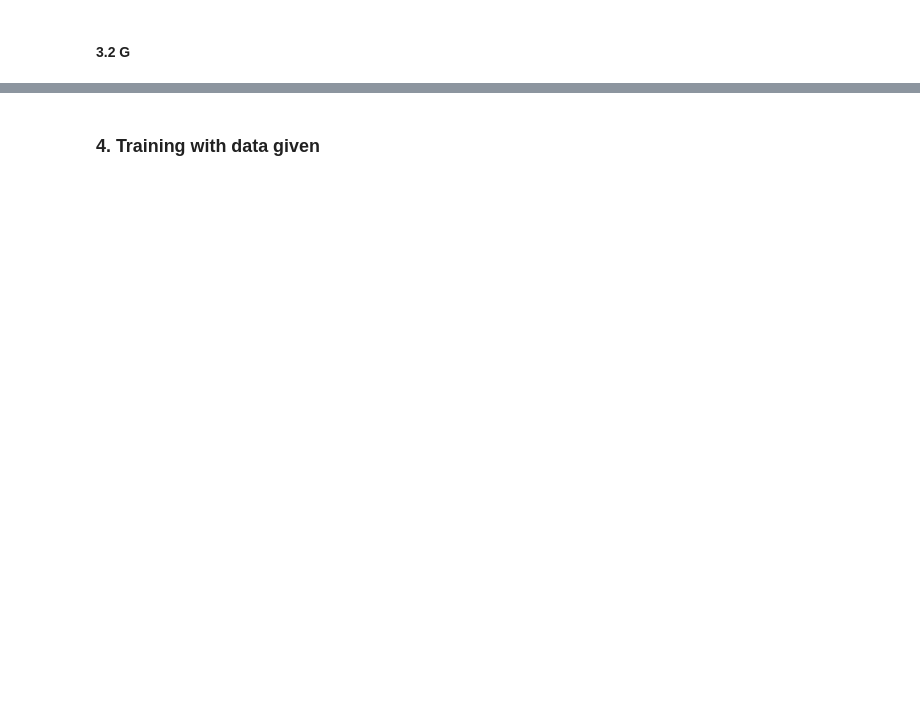
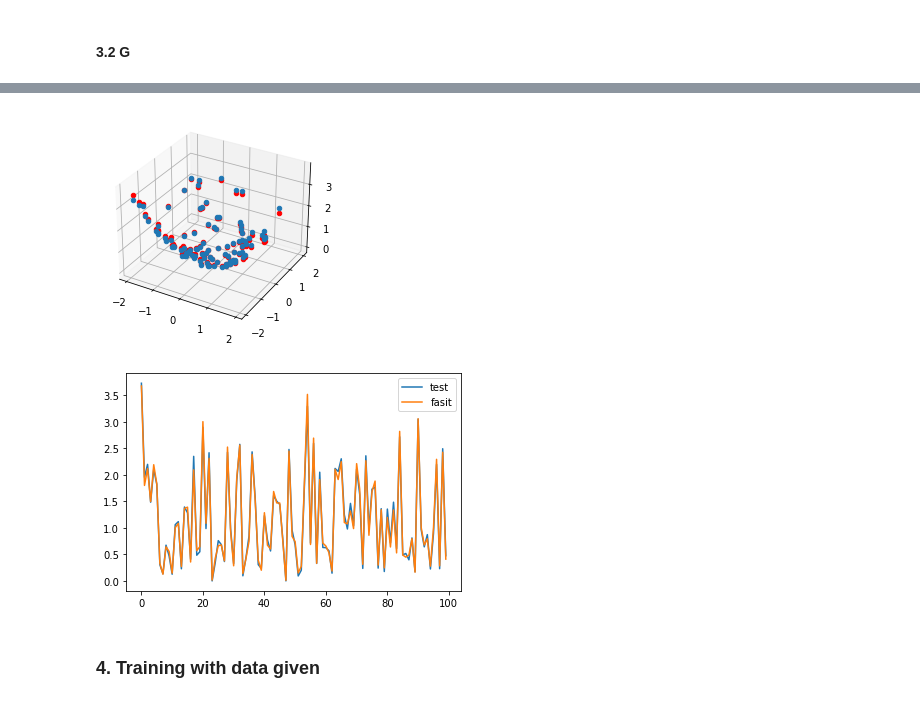
Before and after one commit to vivekapriyas/Function_Neural_Network, a Jupyter notebook: Project2.ipynb, the cells around one changed output, grey strips where cells are left out. Cells and saved outputs as stored; diff of their text form; code cells hidden in the pictures; blank space fills up the shorter version.

```diff
--- a/Project2.ipynb
+++ b/Project2.ipynb
@@ -327,33 +319,27 @@ plt.show()
 # %%
 #testing with G(y)
 YTest_G = np.random.uniform(-2,2,(2,I_G))
 cTest_G = G(YTest_G[0], YTest_G[1])
 cTest_G.resize(1,I_G)
 
-YTest_G_tilde, aYTest_G, bYTest_G = scale(YTest_G)
-cTest_G_tilde, acTest_G, bcTest_G = scale(cTest_G)
-
-zero = np.zeros_like(YTest_G)
-
-ZTest_G = getZ(np.vstack((YTest_G_tilde,zero)), W_G, b_G, K_G, d_G, I_G, h, sigma)
-ypsilonTest_G_tilde = getYpsilon(ZTest_G, omega_G, mu_G, K_G, eta)
-
-
-ypsilonTest_G = inverseScale(ypsilonTest_G_tilde, acTest_G, bcTest_G)
+ypsilonTest_G = testing(YTest_G, cTest_G, W_G, b_G, omega_G, mu_G, K_G, d_G, I_G, h, sigma, eta)
 
 
 #plotting of G(y)
 fig = plt.figure()
 ax = fig.add_subplot(111, projection='3d')
 ax.scatter(YTest_G[0], YTest_G[1], ypsilonTest_G, label = "test", depthshade = False)
 ax.scatter(YTest_G[0], YTest_G[1], cTest_G[0], label = "test" , c="red", depthshade = False)
 plt.show()
 
 x = np.arange(0, I_G)
 plt.plot(x, ypsilonTest_G, label ="test")
 plt.plot(x, cTest_G[0], label = "fasit")
 plt.legend()
 plt.show()
+# %% [output]
+[figure, added]
+[figure, added]
 # %% [markdown]
 ### 4. Training with data given
 # %%
```
Also changed, not shown: parts of 11 cells of this notebook.
